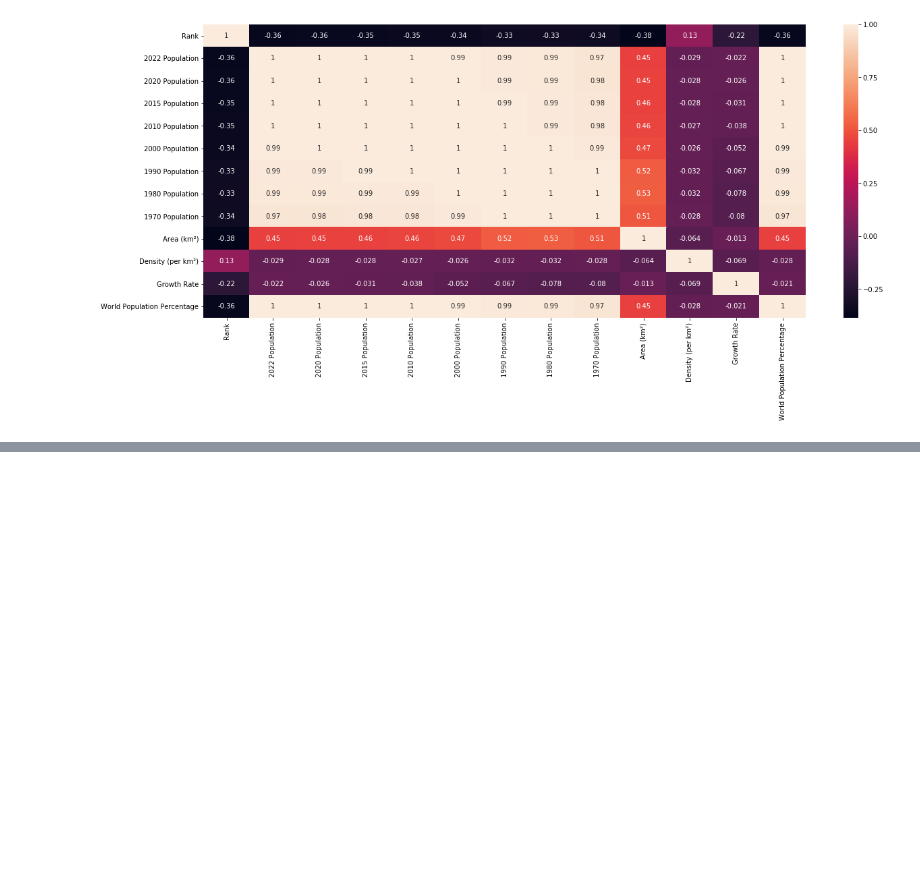
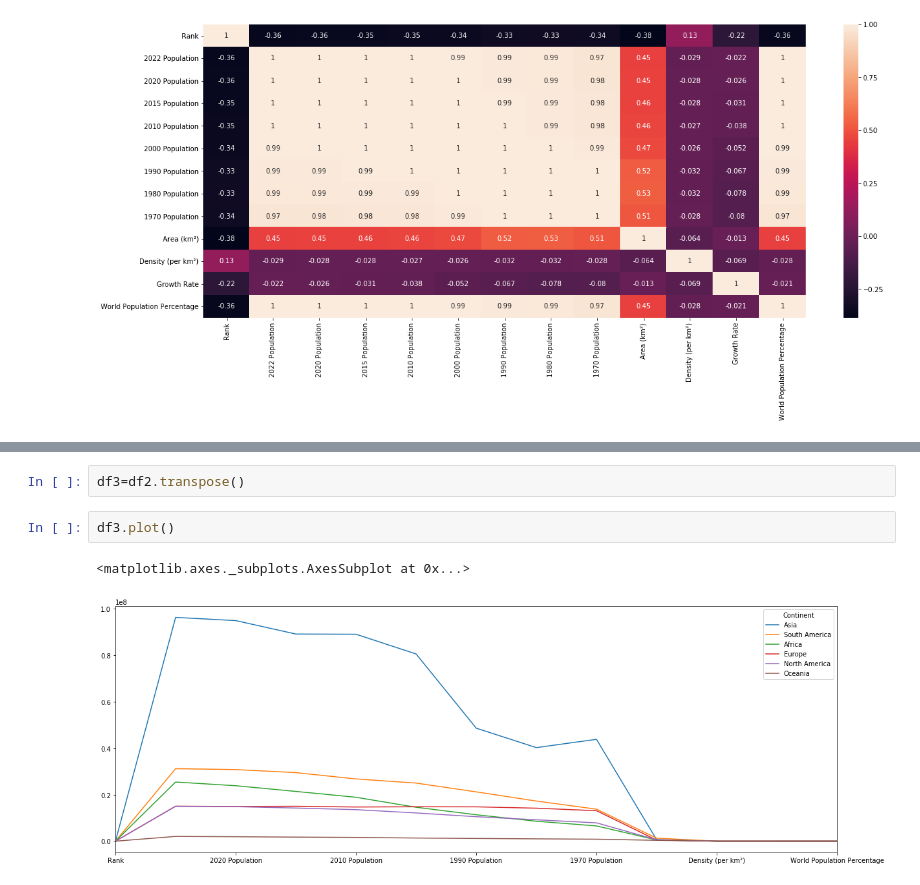
Before and after one commit to VEGLOhouetchenouGABIN/FORCE-N-AI-CERTIFICATION-PROGRAM-PRACTICE, a Jupyter notebook: Module3/EDA.ipynb, the cells around one changed output, grey strips where cells are left out. Saved outputs shown, nothing was run; the diff lists cells and outputs as text; blank space fills up the shorter version.

```diff
--- a/Module3/EDA.ipynb
+++ b/Module3/EDA.ipynb
@@ -211,0 +289,7 @@ plt.show()
+# %%
+df3=df2.transpose()
+# %%
+df3.plot()
+# %% [output]
+<matplotlib.axes._subplots.AxesSubplot at 0x...>
+[figure, added]
```
Also changed, not shown: parts of 17 cells of this notebook.
